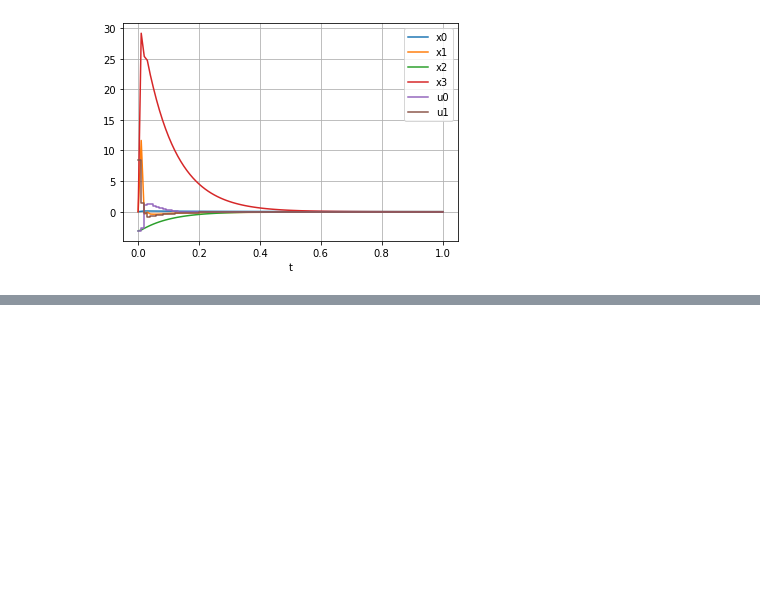
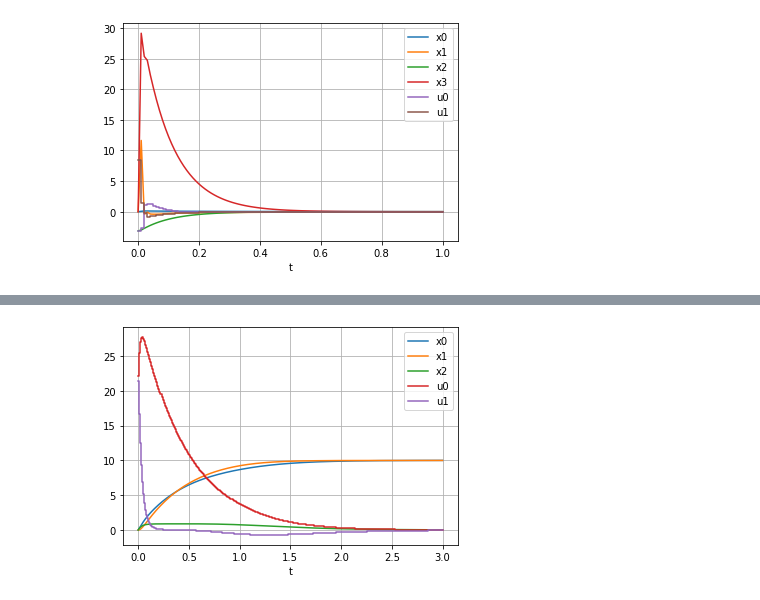
Before and after one commit to zhengang-zhong/NMPC_framework, a Jupyter notebook: test.ipynb, the cells around one changed output, grey strips where cells are left out. Cells and saved outputs as stored; diff of their text form; code cells hidden in the pictures; blank space fills up the shorter version.

```diff
--- a/test.ipynb
+++ b/test.ipynb
@@ -144,0 +311,32 @@ mpc_plot.plot_single()
+# %%
+def mobile_robot_ode(t, x, u, p = None):
+    """
+    Mobile robot
+    """
+    # Parameter configuratio
+
+    dx_dt = u[0] * ca.cos(x[2])
+    dy_dt = u[0] * ca.sin(x[2])
+    dtheta_dt = u[1]
+    rhs = [dx_dt,
+           dy_dt,
+           dtheta_dt
+           ]
+    return ca.vertcat(*rhs)
+# %%
+def set_constraint(Nx, Nu, N_pred):
+    # set constraint
+    lbx = [0, 0, 0]
+    ubx = [0, 0, 0]
+    lbx += [-ca.inf] * (Nx + Nu) * N_pred
+    ubx += [ca.inf] * (Nx + Nu) * N_pred
+
+    x0 = [0, 0, 0]
+    x0 += [0] * (Nx + Nu) * N_pred
+
+    lbg = [0] * Nx * N_pred
+    ubg = [0] * Nx * N_pred
+
+    p = [0, 10, 10, 0, 0, 0] # t_var, xr_var, ur_var
+
+    return lbx, ubx, lbg, ubg, p, x0
@@ -144,0 +391,5 @@ mpc_plot.plot_single()
+# %%
+mpc_plot = Plot(mpc_simulator)
+mpc_plot.plot_single()
+# %% [output]
+[figure, added]
```
Also changed, not shown: parts of 13 cells of this notebook.
